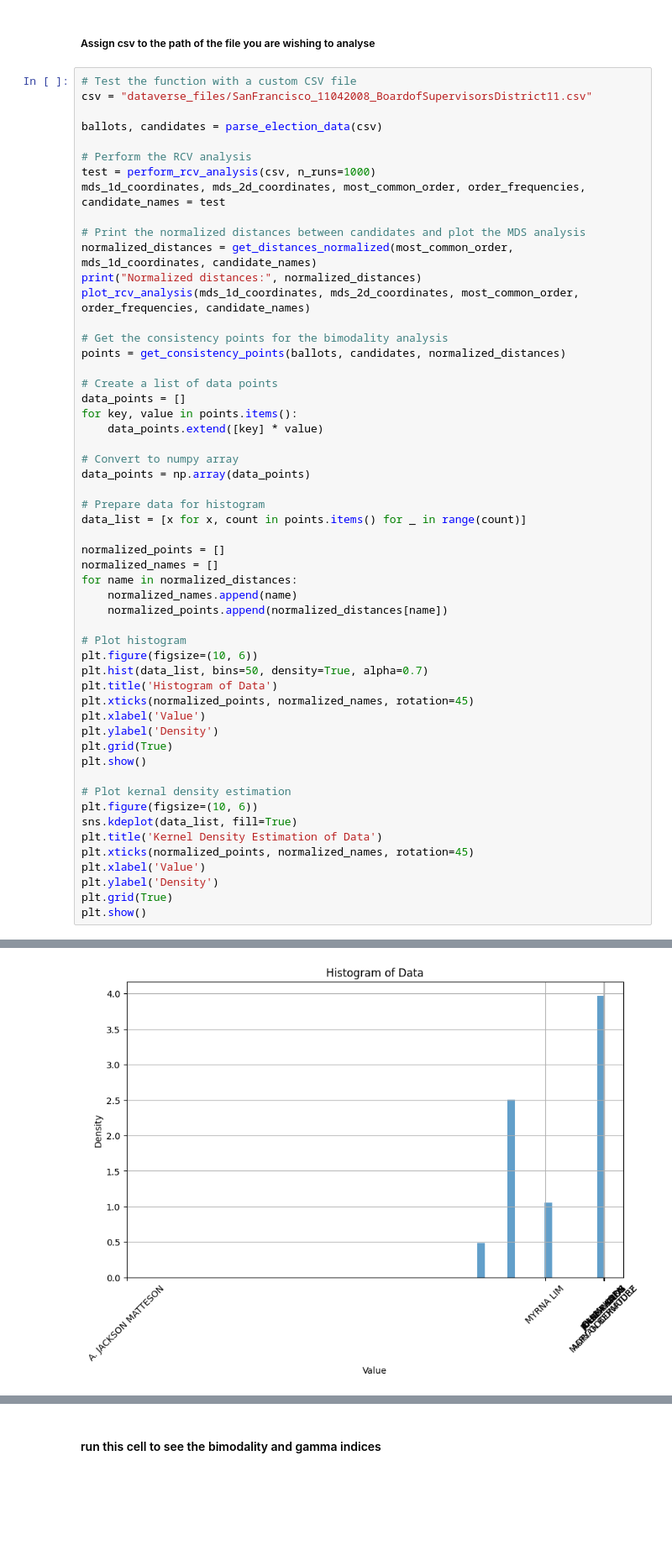
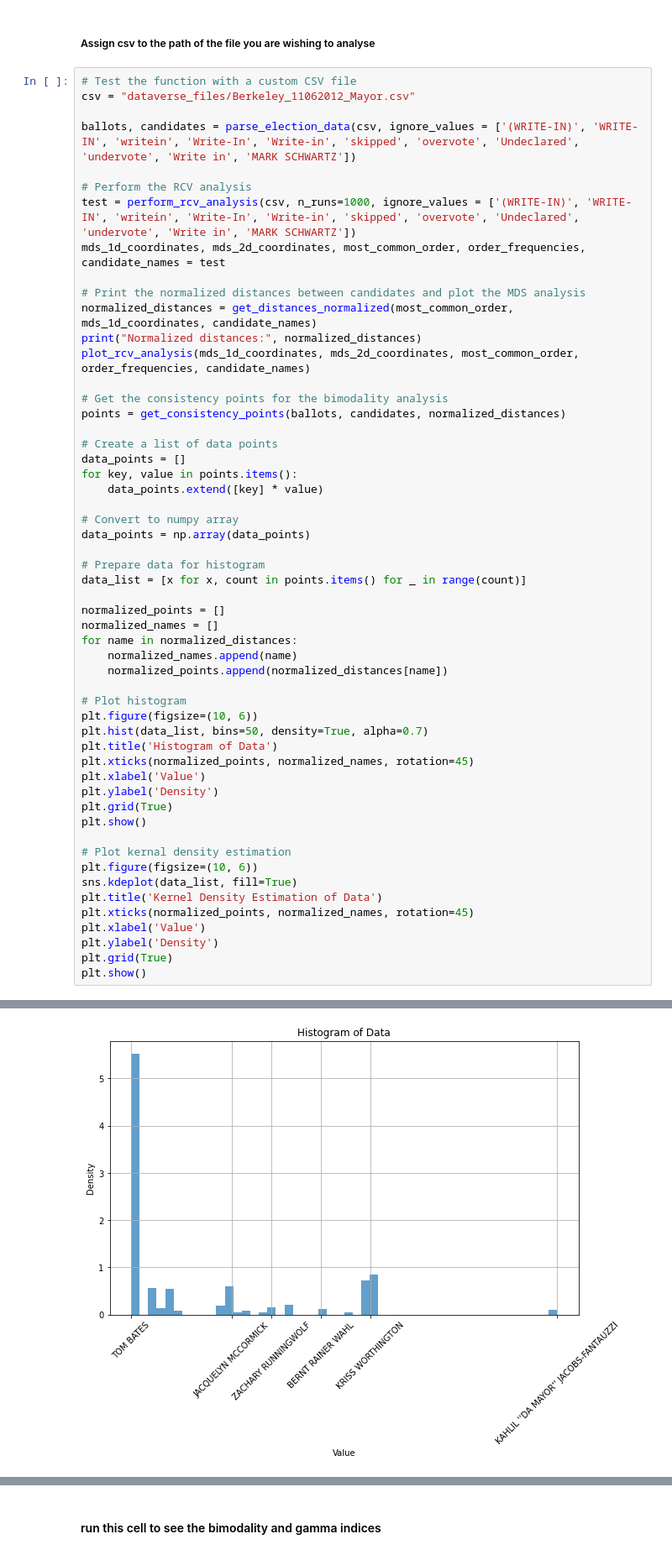
Before and after one commit to ericssimpson/voting-analysis-tools, a Jupyter notebook: team_arrow/clean/integration.ipynb, the cells around one changed output, grey strips where cells are left out. Shown at 84% size. Cells and saved outputs as stored; diff of their text form; blank space fills up the shorter version.

```diff
--- a/team_arrow/clean/integration.ipynb
+++ b/team_arrow/clean/integration.ipynb
@@ -13,12 +13,12 @@ from voting_rules import *
 ##### Assign csv to the path of the file you are wishing to analyse
 # %%
 # Test the function with a custom CSV file
-csv = "dataverse_files/SanFrancisco_11042008_BoardofSupervisorsDistrict11.csv"
+csv = "dataverse_files/Berkeley_11062012_Mayor.csv"
 
-ballots, candidates = parse_election_data(csv)
+ballots, candidates = parse_election_data(csv, ignore_values = ['(WRITE-IN)', 'WRITE-IN', 'writein', 'Write-In', 'Write-in', 'skipped', 'overvote', 'Undeclared', 'undervote', 'Write in', 'MARK SCHWARTZ'])
 
 # Perform the RCV analysis
-test = perform_rcv_analysis(csv, n_runs=1000)
+test = perform_rcv_analysis(csv, n_runs=1000, ignore_values = ['(WRITE-IN)', 'WRITE-IN', 'writein', 'Write-In', 'Write-in', 'skipped', 'overvote', 'Undeclared', 'undervote', 'Write in', 'MARK SCHWARTZ'])
 mds_1d_coordinates, mds_2d_coordinates, most_common_order, order_frequencies, candidate_names = test
 
 # Print the normalized distances between candidates and plot the MDS analysis
@@ -72 +72 @@ Normalized distances: {'A. JACKSON MATTESON': 0.0, 'MYRNA LIM': 7.00710107428216
-[figure, old version]
+[figure, new version]
```
Also changed, not shown: parts of 3 cells of this notebook, 3 other files.
